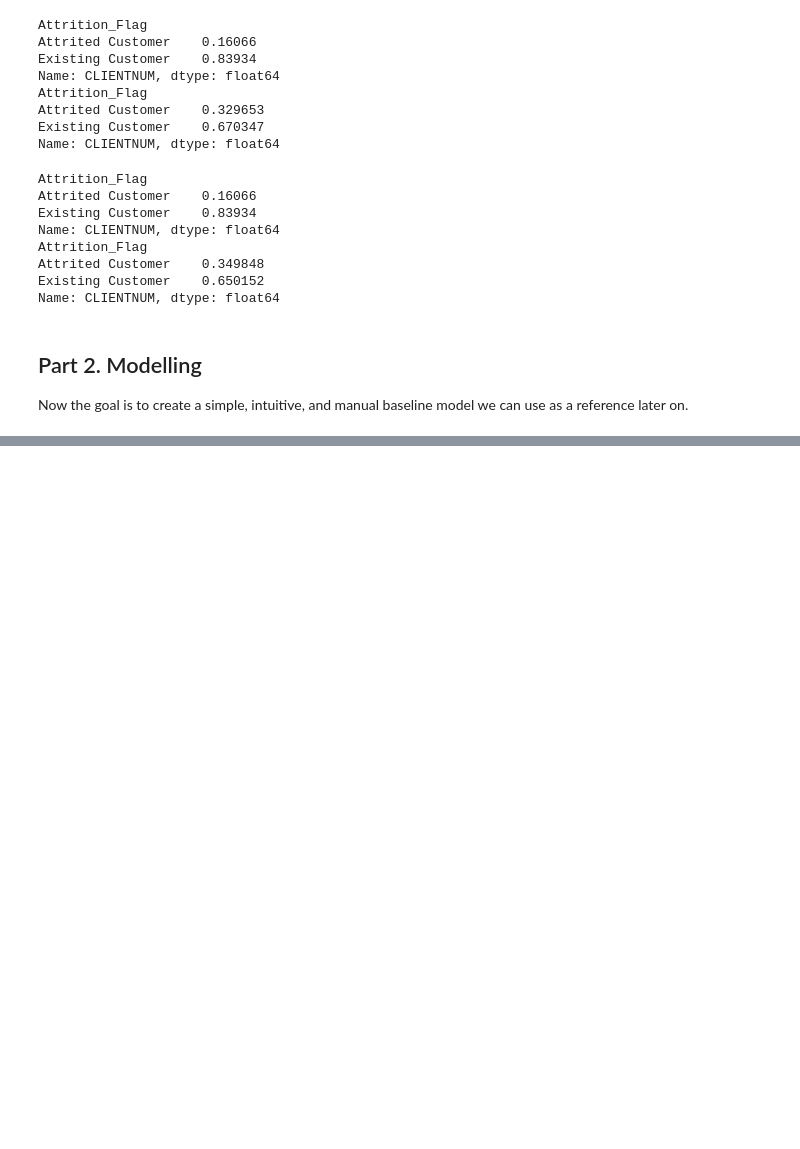
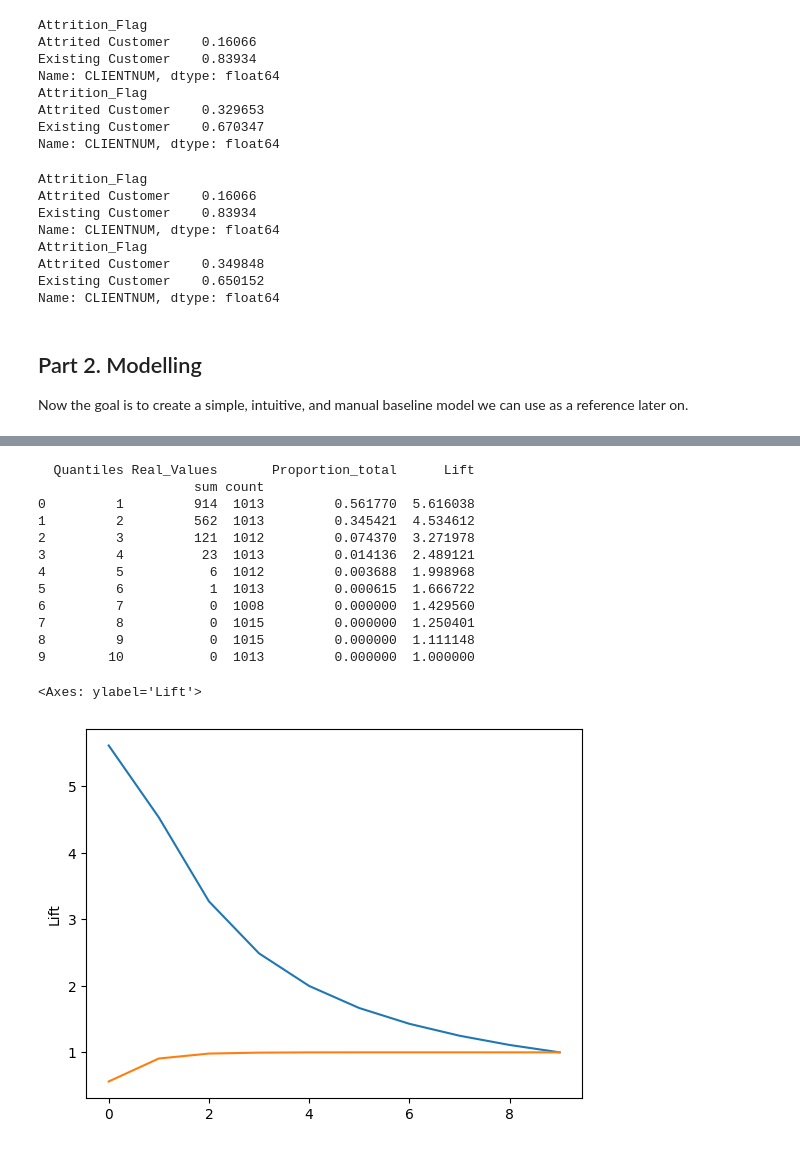
Before and after one commit to henrique-rauen/credit_card, a Jupyter notebook: Explorations.ipynb, the cells around one changed output, grey strips where cells are left out. Cells and saved outputs as stored; diff of their text form; code cells hidden in the pictures; blank space fills up the shorter version.

```diff
--- a/Explorations.ipynb
+++ b/Explorations.ipynb
@@ -465,0 +591,30 @@ ConfusionMatrixDisplay(confusion_matrix=confusion_matrix(y_test, y_pred)).plot()
+# %%
+# Try to do a lift curve of our prediction
+
+df_lift = df2.copy()
+df_lift["Real_Values"] = df["Attrition_Flag"] != "Existing Customer"
+df_lift["Predicted"] = rf.predict(transformer.transform(df2.to_numpy()))
+df_lift["Prob"] = rf.predict_proba(transformer.transform(df2.to_numpy()))[:,1]
+df_lift.sort_values(by='Prob', ascending = False, inplace=True)
+quantile = 10
+df_lift["Quantiles"] = quantile - pd.qcut(df_lift.Prob, quantile, labels=False)
+df_lift = df_lift.groupby("Quantiles", as_index=False)[["Real_Values"]].agg(['sum','count'])
+df_lift["Proportion_total"] = df_lift[("Real_Values", "sum")] / df_lift[("Real_Values", "sum")].sum()
+df_lift["Lift"] = df_lift["Proportion_total"].cumsum() / (df_lift[("Real_Values", "count")].cumsum() / df_lift[("Real_Values", "count")].sum())
+print(df_lift)
+sns.lineplot(data=df_lift["Lift"])
+# %% [output]
+  Quantiles Real_Values       Proportion_total      Lift
+                    sum count
+0         1         914  1013         0.561770  5.616038
+1         2         562  1013         0.345421  4.534612
+2         3         121  1012         0.074370  3.271978
+3         4          23  1013         0.014136  2.489121
+4         5           6  1012         0.003688  1.998968
+5         6           1  1013         0.000615  1.666722
+6         7           0  1008         0.000000  1.429560
+7         8           0  1015         0.000000  1.250401
+8         9           0  1015         0.000000  1.111148
+9        10           0  1013         0.000000  1.000000
+<Axes: ylabel='Lift'>
+[figure, added]
```
Also changed, not shown: parts of 18 cells of this notebook.
